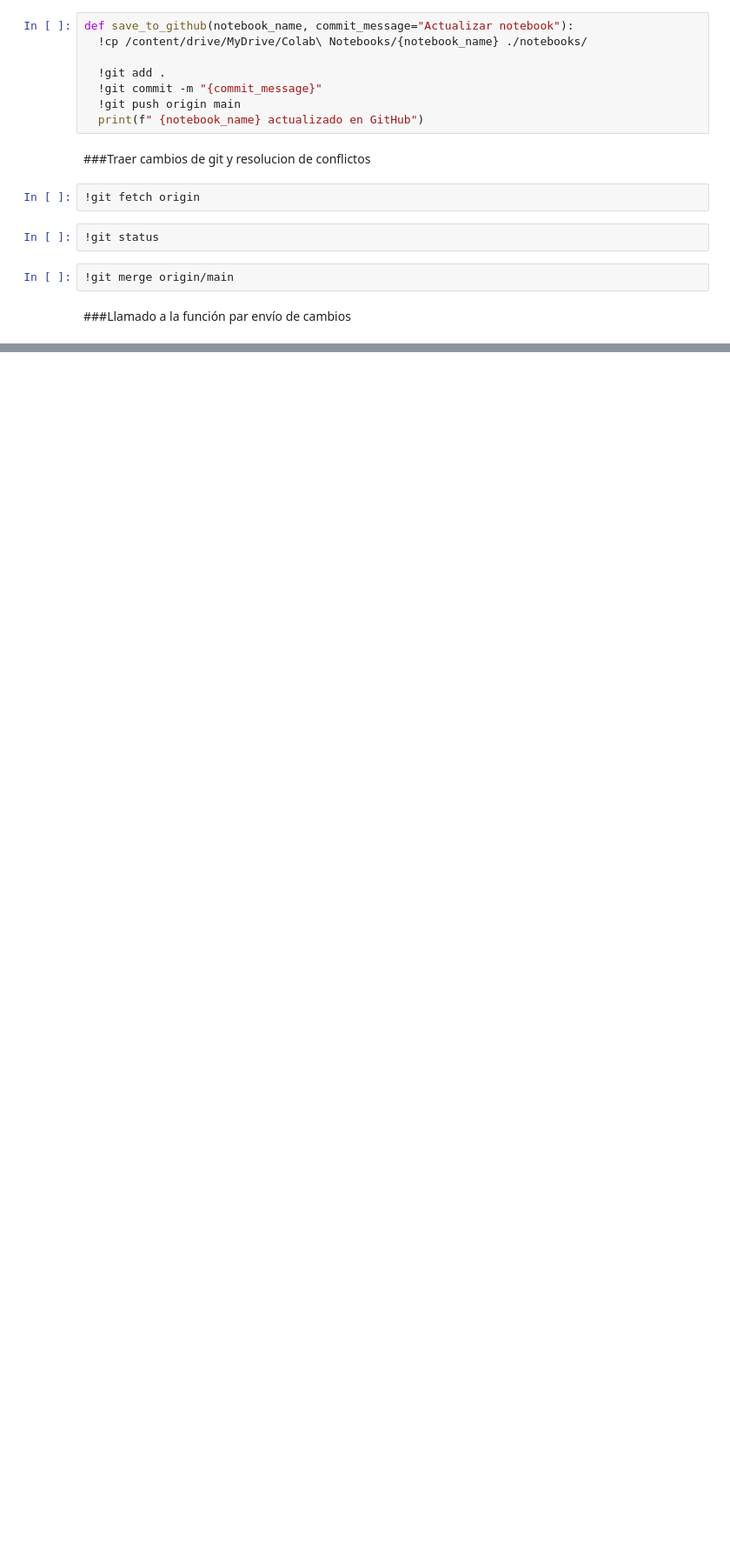
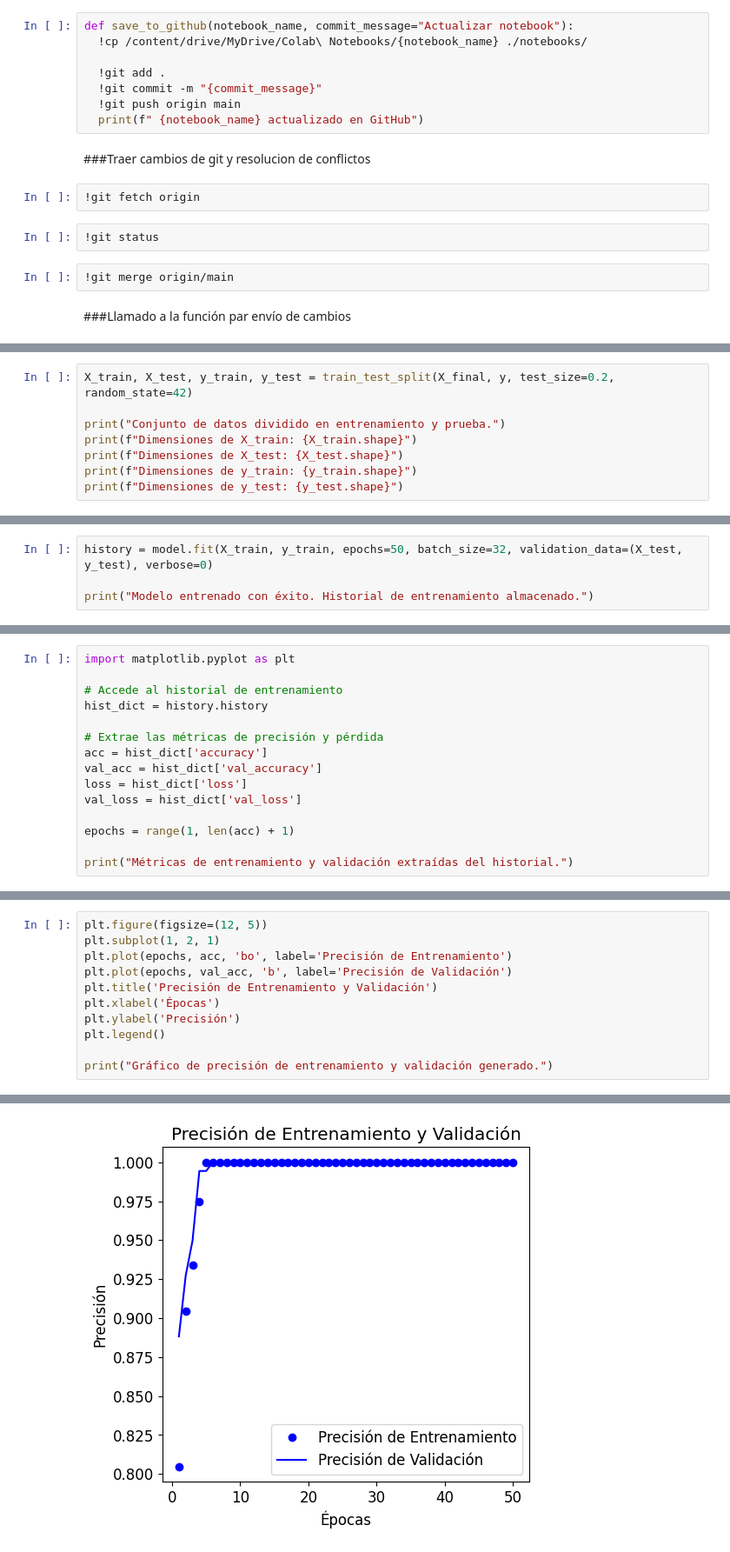
Before and after one commit to andresflorencia-uees/UEES-IA-Semana1-FlorenciaAndres, a Jupyter notebook: notebooks/04_Deep_Learning_Intro.ipynb, the cells around one changed output, grey strips where cells are left out. Shown at 87% size. Saved outputs shown, nothing was run; the diff lists cells and outputs as text; blank space fills up the shorter version.

```diff
--- a/notebooks/04_Deep_Learning_Intro.ipynb
+++ b/notebooks/04_Deep_Learning_Intro.ipynb
@@ -117,0 +330,8 @@ save_to_github("04_Deep_Learning_Intro.ipynb", "Introducción a Deep Learning ")
+# %%
+X_train, X_test, y_train, y_test = train_test_split(X_final, y, test_size=0.2, random_state=42)
+
+print("Conjunto de datos dividido en entrenamiento y prueba.")
+print(f"Dimensiones de X_train: {X_train.shape}")
+print(f"Dimensiones de X_test: {X_test.shape}")
+print(f"Dimensiones de y_train: {y_train.shape}")
+print(f"Dimensiones de y_test: {y_test.shape}")
@@ -117,0 +399,4 @@ save_to_github("04_Deep_Learning_Intro.ipynb", "Introducción a Deep Learning ")
+# %%
+history = model.fit(X_train, y_train, epochs=50, batch_size=32, validation_data=(X_test, y_test), verbose=0)
+
+print("Modelo entrenado con éxito. Historial de entrenamiento almacenado.")
@@ -117,0 +412,15 @@ save_to_github("04_Deep_Learning_Intro.ipynb", "Introducción a Deep Learning ")
+# %%
+import matplotlib.pyplot as plt
+
+# Accede al historial de entrenamiento
+hist_dict = history.history
+
+# Extrae las métricas de precisión y pérdida
+acc = hist_dict['accuracy']
+val_acc = hist_dict['val_accuracy']
+loss = hist_dict['loss']
+val_loss = hist_dict['val_loss']
+
+epochs = range(1, len(acc) + 1)
+
+print("Métricas de entrenamiento y validación extraídas del historial.")
@@ -117,0 +432,12 @@ save_to_github("04_Deep_Learning_Intro.ipynb", "Introducción a Deep Learning ")
+# %%
+plt.figure(figsize=(12, 5))
+plt.subplot(1, 2, 1)
+plt.plot(epochs, acc, 'bo', label='Precisión de Entrenamiento')
+plt.plot(epochs, val_acc, 'b', label='Precisión de Validación')
+plt.title('Precisión de Entrenamiento y Validación')
+plt.xlabel('Épocas')
+plt.ylabel('Precisión')
+plt.legend()
+
+print("Gráfico de precisión de entrenamiento y validación generado.")
+# %% [output]
@@ -117,0 +445 @@ save_to_github("04_Deep_Learning_Intro.ipynb", "Introducción a Deep Learning ")
+[figure, added]
```
Also changed, not shown: parts of 36 cells of this notebook.
